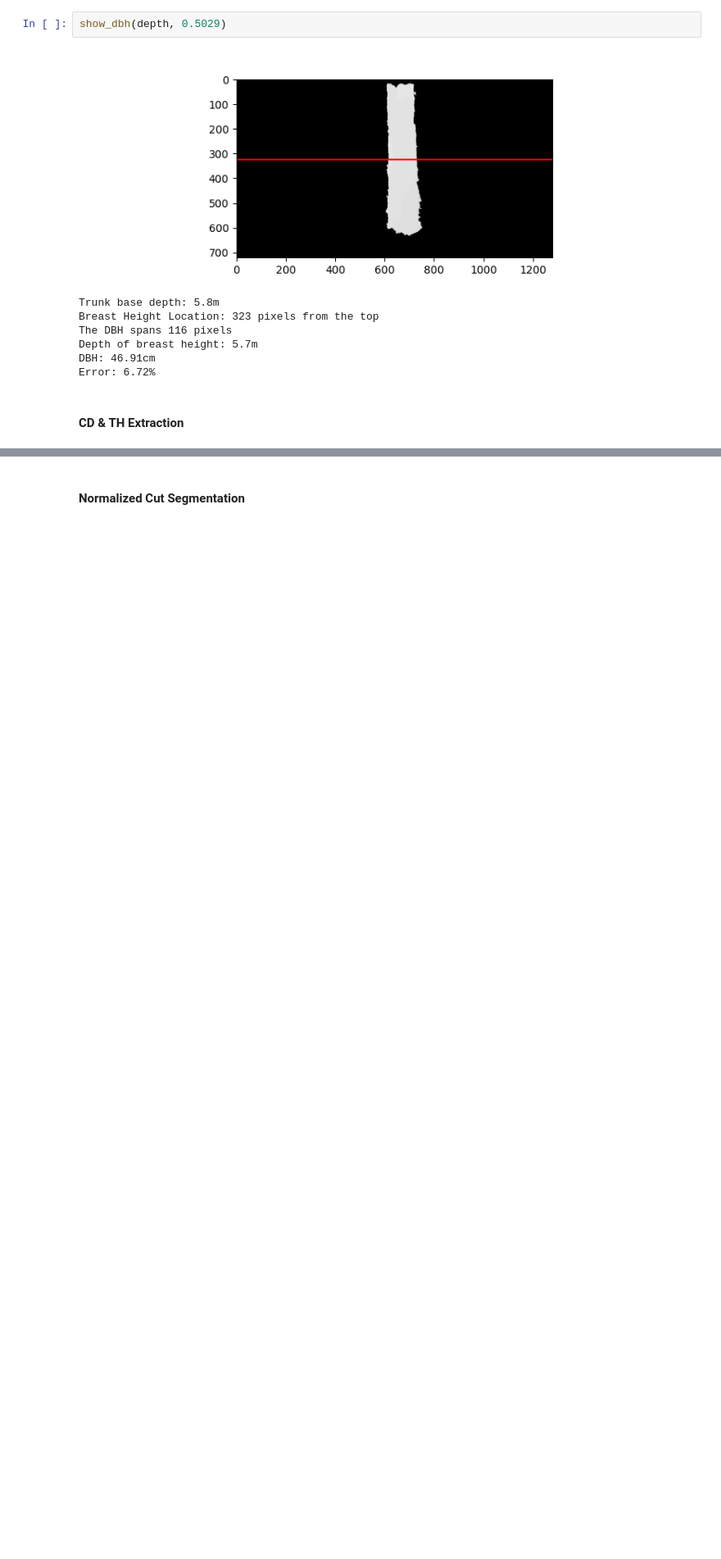
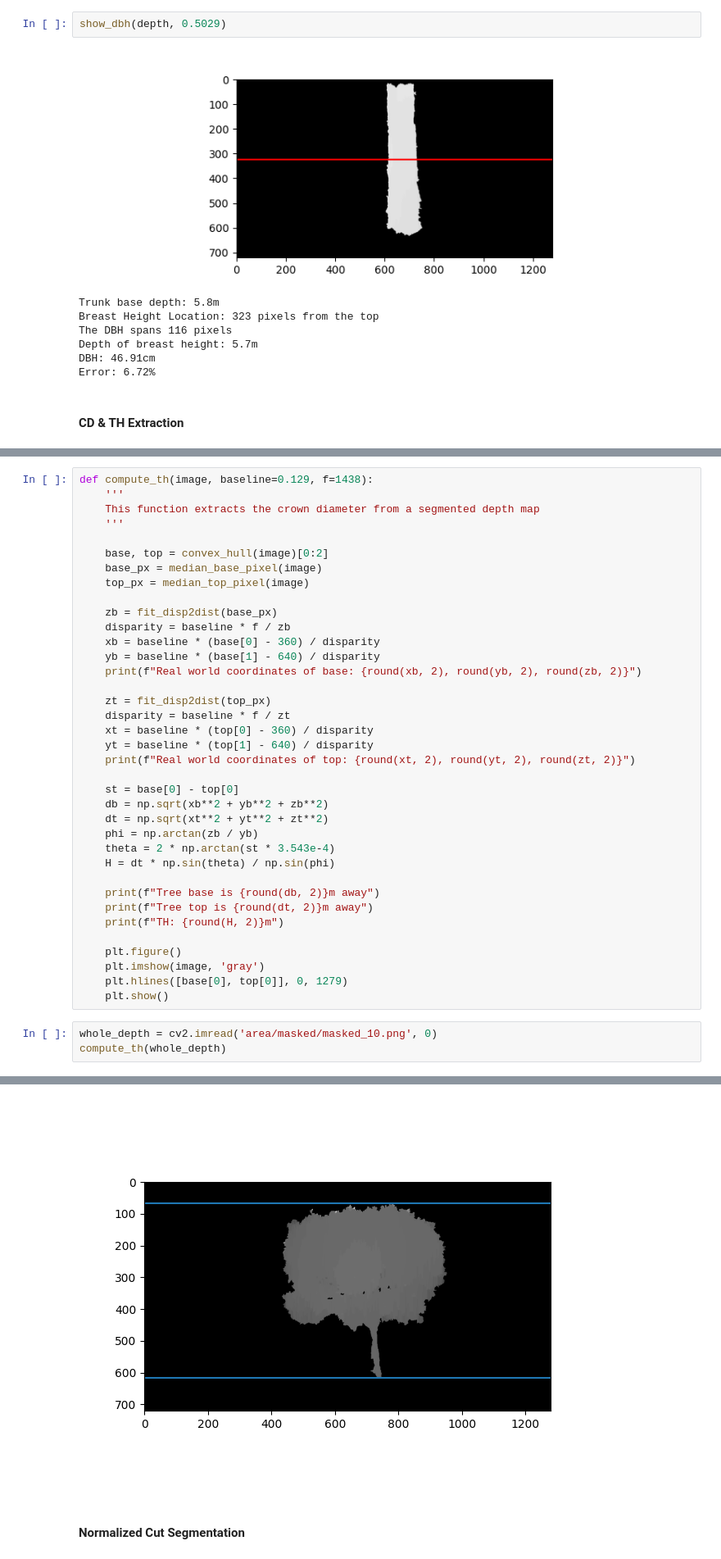
Before and after one commit to kiplimock/image-processing, a Jupyter notebook: disparity.ipynb, the cells around one changed output, grey strips where cells are left out. Shown at 82% size. Drawn from its saved outputs; the diff is of its cells as text; blank space fills up the shorter version.

```diff
--- a/disparity.ipynb
+++ b/disparity.ipynb
@@ -512,0 +502,41 @@ right[1] - left[1]
+# %%
+def compute_th(image, baseline=0.129, f=1438):
+    '''
+    This function extracts the crown diameter from a segmented depth map
+    '''
+
+    base, top = convex_hull(image)[0:2]
+    base_px = median_base_pixel(image)
+    top_px = median_top_pixel(image)
+
+    zb = fit_disp2dist(base_px)
+    disparity = baseline * f / zb
+    xb = baseline * (base[0] - 360) / disparity
+    yb = baseline * (base[1] - 640) / disparity
+    print(f"Real world coordinates of base: {round(xb, 2), round(yb, 2), round(zb, 2)}")
+
+    zt = fit_disp2dist(top_px)
+    disparity = baseline * f / zt
+    xt = baseline * (top[0] - 360) / disparity
+    yt = baseline * (top[1] - 640) / disparity
+    print(f"Real world coordinates of top: {round(xt, 2), round(yt, 2), round(zt, 2)}")
+
+    st = base[0] - top[0]
+    db = np.sqrt(xb**2 + yb**2 + zb**2)
+    dt = np.sqrt(xt**2 + yt**2 + zt**2)
+    phi = np.arctan(zb / yb)
+    theta = 2 * np.arctan(st * 3.543e-4)
+    H = dt * np.sin(theta) / np.sin(phi)
+
+    print(f"Tree base is {round(db, 2)}m away")
+    print(f"Tree top is {round(dt, 2)}m away")
+    print(f"TH: {round(H, 2)}m")
+
+    plt.figure()
+    plt.imshow(image, 'gray')
+    plt.hlines([base[0], top[0]], 0, 1279)
+    plt.show()
+# %%
+whole_depth = cv2.imread('area/masked/masked_10.png', 0)
+compute_th(whole_depth)
+# %% [output]
@@ -513,2 +548,3 @@ right[1] - left[1]
+[figure, added]
 # %% [markdown]
 #### Normalized Cut Segmentation
```
Also changed, not shown: parts of 8 cells of this notebook.
